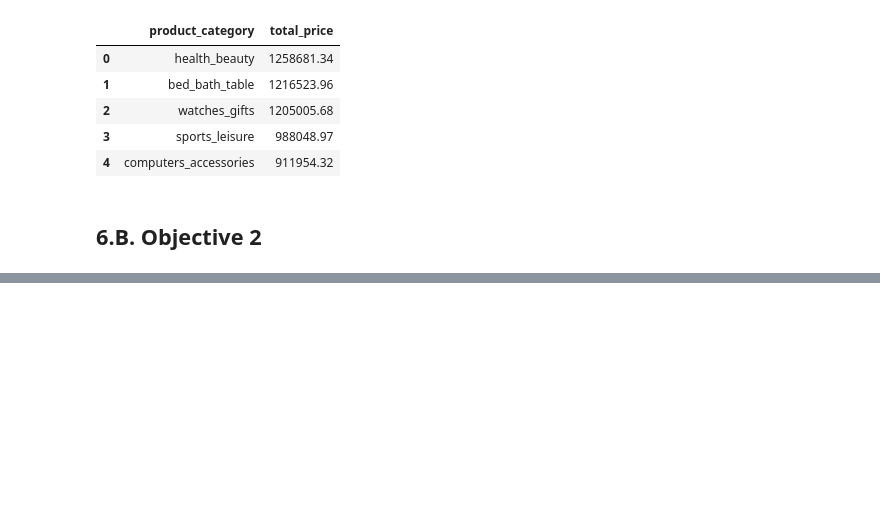
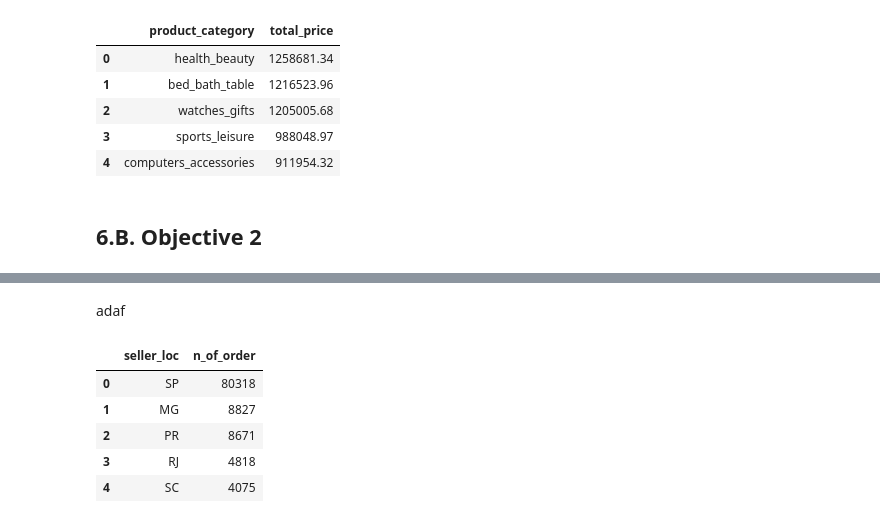
Before and after one commit to bagusfarisa/olist-data-wrangling, a Jupyter notebook: olist.ipynb, the cells around one changed output, grey strips where cells are left out. Cells and saved outputs as stored; diff of their text form; code cells hidden in the pictures; blank space fills up the shorter version.

```diff
--- a/olist.ipynb
+++ b/olist.ipynb
@@ -1001,0 +1045,31 @@ ps.sqldf(q1c, locals())
+# %% [markdown]
+adaf
+# %%
+query = """
+SELECT
+    s.seller_state AS seller_loc,
+    COUNT(o.order_id) AS n_of_order
+FROM
+    df_order AS o
+INNER JOIN
+    df_order_items AS oi ON o.order_id = oi.order_id
+INNER JOIN
+    df_products AS p ON oi.product_id = p.product_id
+INNER JOIN
+    df_product_cat_name_transl AS pcnt ON p.product_category_name = pcnt.product_category_name
+INNER JOIN
+    df_sellers AS s ON oi.seller_id = s.seller_id
+GROUP BY s.seller_state
+ORDER BY n_of_order DESC
+LIMIT 5;
+"""
+
+
+ps.sqldf(query, locals())
+# %% [output]
+|  | seller_loc | n_of_order |
+| 0 | SP | 80318 |
+| 1 | MG | 8827 |
+| 2 | PR | 8671 |
+| 3 | RJ | 4818 |
+| 4 | SC | 4075 |
```
Also changed, not shown: parts of 15 cells of this notebook.
